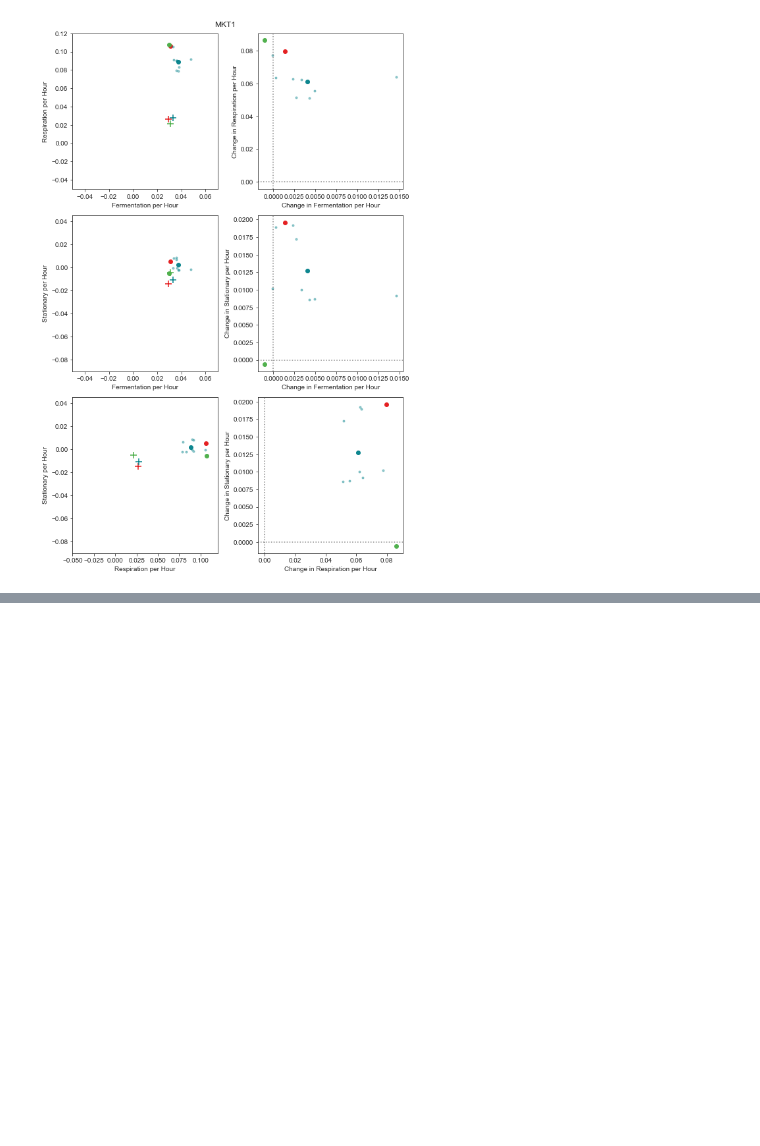
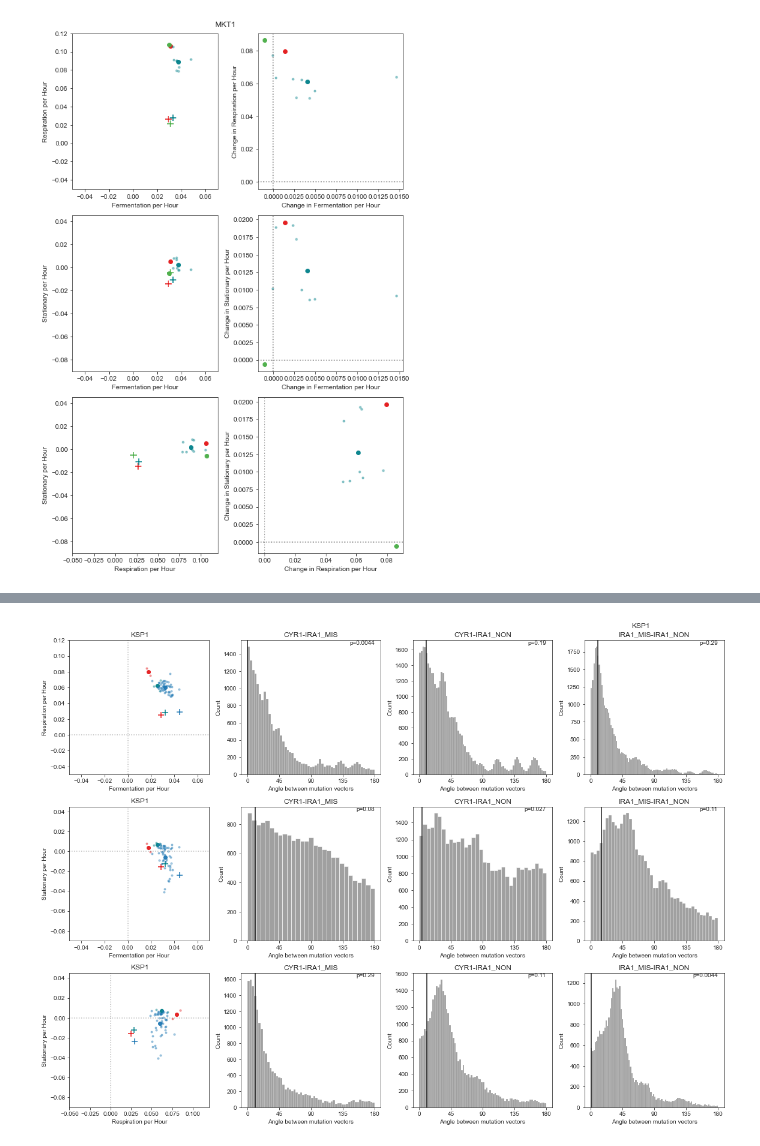
Before and after one commit to grantkinsler/EvolvingFront, a Jupyter notebook: code/analysis/Do mutations go in the same direction in phenotype space?.ipynb, the cells around one changed output, grey strips where cells are left out. Drawn from its saved outputs; the diff is of its cells as text; code cells hidden in the pictures; blank space fills up the shorter version.

```diff
--- a/code/analysis/Do mutations go in the same direction in phenotype space?.ipynb
+++ b/code/analysis/Do mutations go in the same direction in phenotype space?.ipynb
@@ -150,3 +303,100 @@ array([0.08881202, 0.00198429])
 # %%
-background_mutant[xdata].values
+
+this_study = merged_fitness[merged_fitness['source_publication']=='This_study']
+
+labels = {'FerPerHour':'Fermentation per Hour','ResPerHour':'Respiration per Hour','StaPerHour':'Stationary per Hour'}
+lims = {'FerPerHour':[-0.05,0.07],'ResPerHour':[-0.05,0.12],'StaPerHour':[-0.09,0.045]}
+
+for causal_gene in putative_causal_genes:
+
+    this_gene = this_study[this_study['gene']==causal_gene]
+
+    ancestors_with_gene = np.unique(this_gene['ancestor'].values)
+
+    if (len(ancestors_with_gene) > 1) and (len(this_gene)>4):
+
+        plt.figure(figsize=(7*4,3*4))
+        plt.suptitle(causal_gene)
+
+        for count,(xdata,ydata) in enumerate(combinations(['FerPerHour','ResPerHour','StaPerHour'],2)):
+
+            c_difference_list = {}
+            for ancestor in ancestors_with_gene:
+
+                background_mutant = merged_fitness[merged_fitness['barcode']==tools.rebarcoding_source_mutants[ancestor]]
+
+                plt.subplot(3,7,(7*count)+1)
+                plt.title(causal_gene)
+
+                plt.scatter(background_mutant[xdata].values,background_mutant[ydata].values,
+                            marker='+',color=tools.anc_color_map[ancestor],s=100)
+
+                this_anc = this_gene[this_gene['ancestor']==ancestor]
+
+                centroid = tools.centroid(this_anc[[xdata,ydata]].values)
+
+                plt.scatter(this_anc[xdata].values,this_anc[ydata].values,
+                            color=tools.anc_color_map[ancestor],alpha=0.4,marker='.')
+
+                plt.scatter(centroid[0],centroid[1],
+                            color=tools.anc_color_map[ancestor],alpha=0.95,marker='o')
+
+                plt.xlim(lims[xdata][0],lims[xdata][1])
+                plt.ylim(lims[ydata][0],lims[ydata][1])
+
+                plt.axhline(0,color='k',linestyle=':',alpha=0.1)
+                plt.axvline(0,color='k',linestyle=':',alpha=0.1)
+
+                plt.xlabel(labels[xdata])
+                plt.ylabel(labels[ydata])
+
+#                 plt.subplot(3,2,2*count+2)
+
+                differences = (this_anc[xdata].values-background_mutant[xdata].values,
+                               this_anc[ydata].values-background_mutant[ydata].values)
+
+#                 plt.scatter(differences[0],differences[1],
+#                             color=tools.anc_color_map[ancestor],alpha=0.4,marker='.')
+
+                if len(differences[0]) > 0:
+                    c_differences = (centroid[0]-background_mutant[xdata].values,
+                               centroid[1]-background_mutant[ydata].values)
+
+                    c_difference_list[ancestor] = [c_differences[0][0],c_differences[1][0]]
+
+            for c,(anc1,anc2) in enumerate(combinations(ancestors_with_gene,2)):
+                plt.subplot(3,7,(7*count)+c+2)
+                plt.title(f'{anc1}-{anc2}')
+
+                if f'{anc1}-{anc2}' in ancestor_paired_null_angles.keys():
+                    sns.histplot(ancestor_paired_null_angles[f'{anc1}-{anc2}'][f'{xdata}-{ydata}'],color='gray')
+
+                    observed_angle = angle_between(c_difference_list[anc1],c_difference_list[anc2])
+                    plt.axvline(observed_angle,color='k')
+
+                    count_less = np.sum(np.asarray(ancestor_paired_null_angles[f'{anc1}-{anc2}'][f'{xdata}-{ydata}'])<observed_angle)
+                    empirical_p = (count_less+1)/(len(ancestor_paired_null_angles[f'{anc1}-{anc2}'][f'{xdata}-{ydata}'])+1)
+
+                    plt.text(x=180,y=plt.ylim()[1],va='top',ha='right',s=f'p={empirical_p:.2g}')
+                    plt.xticks([0,45,90,135,180],[0,45,90,135,180])
+                    plt.xlabel('Angle between mutation vectors')
+                    plt.ylabel('Count')
+
+                else:
+                    sns.histplot(ancestor_paired_null_angles[f'{anc2}-{anc1}'][f'{xdata}-{ydata}'],color='gray')
+
+                    observed_angle = angle_between(c_difference_list[anc1],c_difference_list[anc2])
+                    plt.axvline(observed_angle,color='k')
+
+                    count_less = np.sum(np.asarray(ancestor_paired_null_angles[f'{anc2}-{anc1}'][f'{xdata}-{ydata}'])<observed_angle)
+                    empirical_p = (count_less+1)/(len(ancestor_paired_null_angles[f'{anc2}-{anc1}'][f'{xdata}-{ydata}'])+1)
+
+                    plt.text(x=180,y=plt.ylim()[1],va='top',ha='right',s=f'p={empirical_p:.2g}')
+                    plt.xticks([0,45,90,135,180],[0,45,90,135,180])
+                    plt.xlabel('Angle between mutation vectors')
+                    plt.ylabel('Count')
+
+
+        plt.tight_layout()
+        plt.savefig(f'{home_dir}/figures/analysis/same_direction/same_direction_{causal_gene}_angles.pdf',bbox_inches='tight')
 # %% [output]
@@ -153,0 +403 @@ array([0.0292475])
+[figure, added]
```
Also changed, not shown: parts of 15 cells of this notebook, 47 other files.
